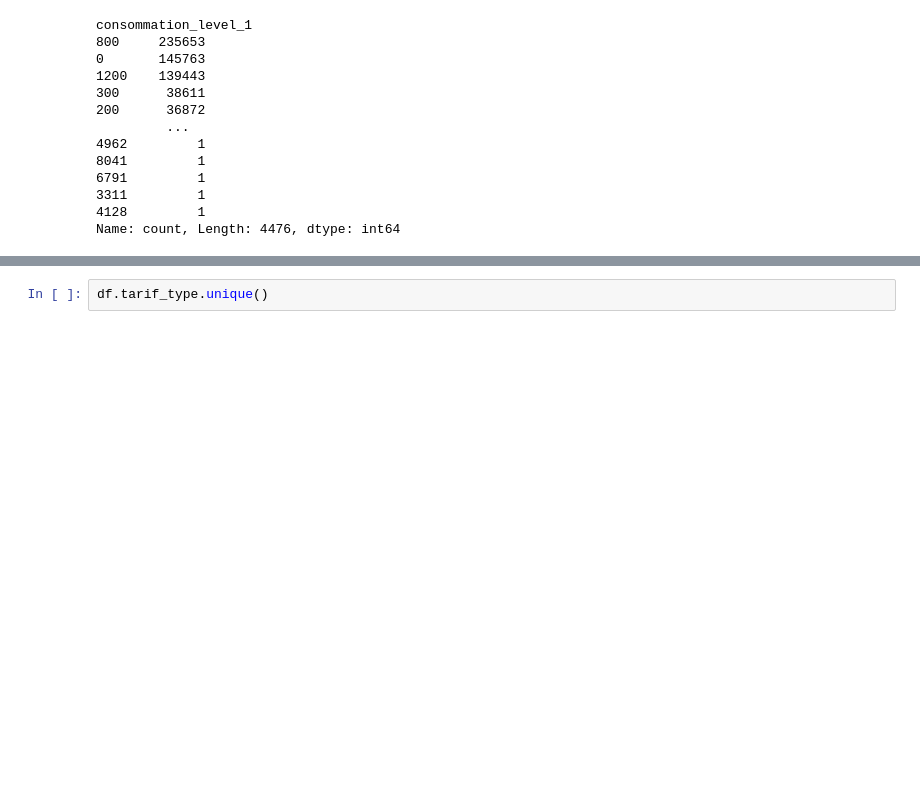
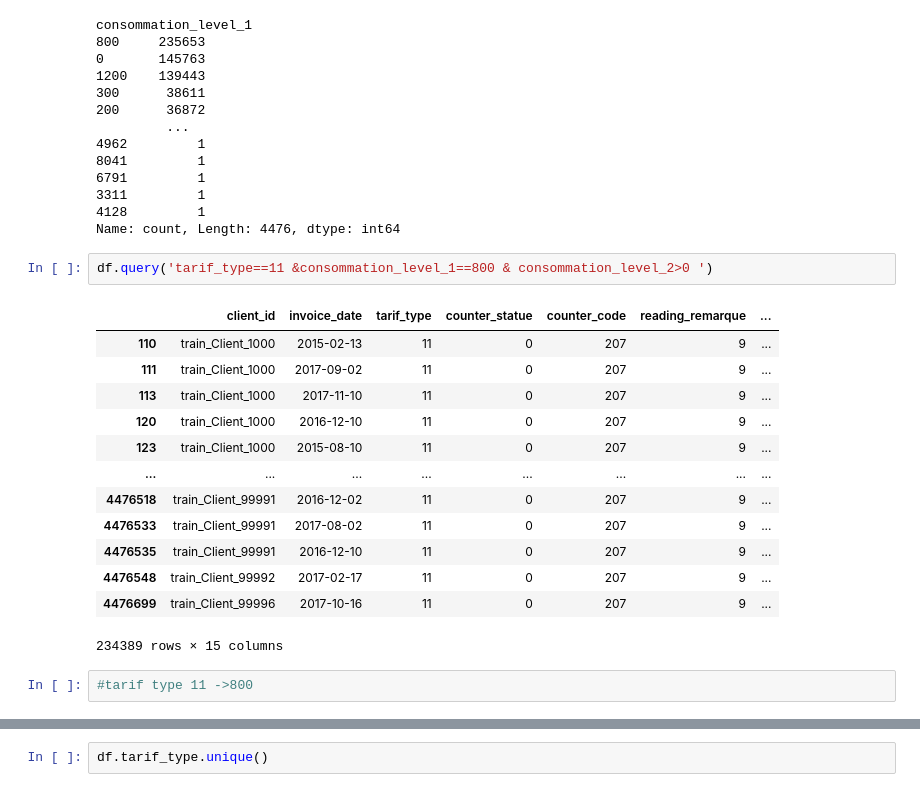
Before and after one commit to jakoum1/fraud-detection, a Jupyter notebook: main1.ipynb, the cells around one changed output, grey strips where cells are left out. Cells and saved outputs as stored; diff of their text form; blank space fills up the shorter version.

```diff
--- a/main1.ipynb
+++ b/main1.ipynb
@@ -665,3 +665,21 @@ consommation_level_1
 3311         1
 4128         1
 Name: count, Length: 4476, dtype: int64
+# %%
+df.query('tarif_type==11 &consommation_level_1==800 & consommation_level_2>0 ')
+# %% [output]
+|  | client_id | invoice_date | tarif_type | counter_statue | counter_code | reading_remarque | ... |
+| 110 | train_Client_1000 | 2015-02-13 | 11 | 0 | 207 | 9 | ... |
+| 111 | train_Client_1000 | 2017-09-02 | 11 | 0 | 207 | 9 | ... |
+| 113 | train_Client_1000 | 2017-11-10 | 11 | 0 | 207 | 9 | ... |
+| 120 | train_Client_1000 | 2016-12-10 | 11 | 0 | 207 | 9 | ... |
+| 123 | train_Client_1000 | 2015-08-10 | 11 | 0 | 207 | 9 | ... |
+| ... | ... | ... | ... | ... | ... | ... | ... |
+| 4476518 | train_Client_99991 | 2016-12-02 | 11 | 0 | 207 | 9 | ... |
+| 4476533 | train_Client_99991 | 2017-08-02 | 11 | 0 | 207 | 9 | ... |
+| 4476535 | train_Client_99991 | 2016-12-10 | 11 | 0 | 207 | 9 | ... |
+| 4476548 | train_Client_99992 | 2017-02-17 | 11 | 0 | 207 | 9 | ... |
+| 4476699 | train_Client_99996 | 2017-10-16 | 11 | 0 | 207 | 9 | ... |
+234389 rows × 15 columns
+# %%
+#tarif type 11 ->800
```
Also changed, not shown: parts of 25 cells of this notebook.
